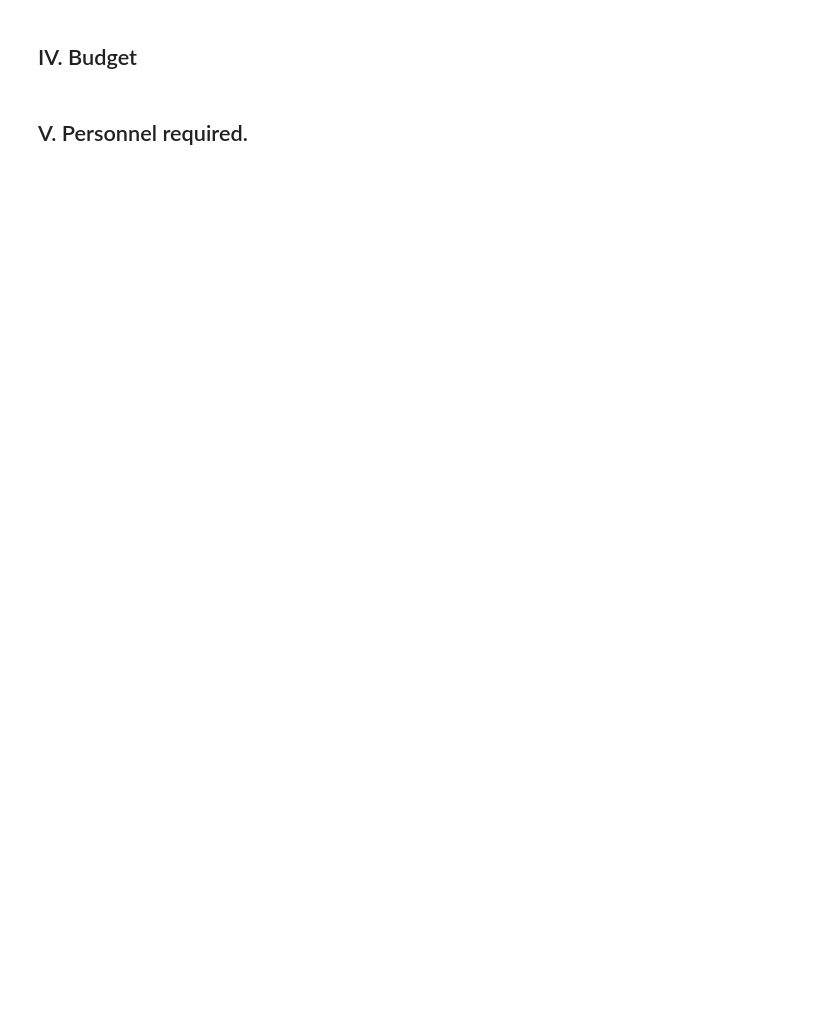
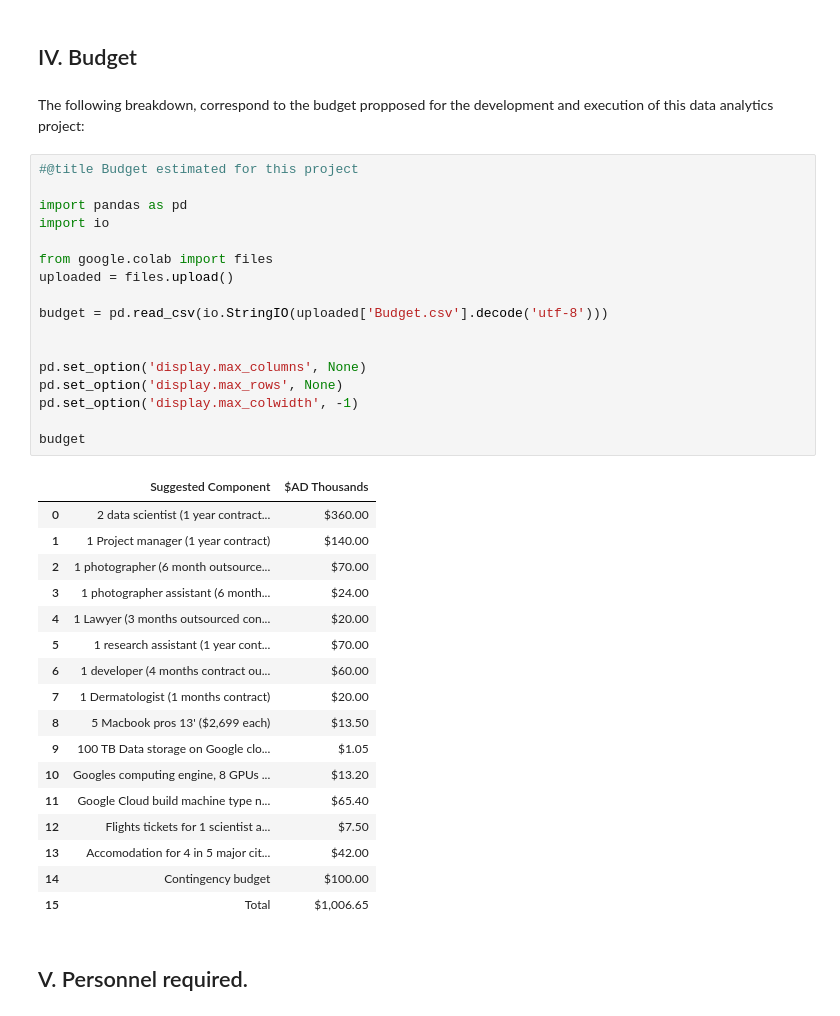
Before and after one commit to carloscarvajal1cc/2019_ML_A3, a Jupyter notebook: TheCigarettesProject.ipynb, the cells around one changed output. Drawn from its saved outputs; the diff is of its cells as text; blank space fills up the shorter version.

```diff
--- a/TheCigarettesProject.ipynb
+++ b/TheCigarettesProject.ipynb
@@ -60,4 +135,41 @@
 # %% [markdown]
 ## IV. Budget
+# %% [markdown]
+The following breakdown, correspond to the budget propposed for the development and execution of this data analytics project:
+# %%
+#@title Budget estimated for this project
+
+import pandas as pd
+import io
+
+from google.colab import files
+uploaded = files.upload()
+
+budget = pd.read_csv(io.StringIO(uploaded['Budget.csv'].decode('utf-8')))
+
+
+pd.set_option('display.max_columns', None)
+pd.set_option('display.max_rows', None)
+pd.set_option('display.max_colwidth', -1)
+
+budget
+# %% [output]
+|  | Suggested Component | $AD Thousands |
+| 0 | 2 data scientist (1 year contract... | $360.00 |
+| 1 | 1 Project manager (1 year contract) | $140.00 |
+| 2 | 1 photographer (6 month outsource... | $70.00 |
+| 3 | 1 photographer assistant (6 month... | $24.00 |
+| 4 | 1 Lawyer (3 months outsourced con... | $20.00 |
+| 5 | 1 research assistant (1 year cont... | $70.00 |
+| 6 | 1 developer (4 months contract ou... | $60.00 |
+| 7 | 1 Dermatologist (1 months contract) | $20.00 |
+| 8 | 5 Macbook pros 13' ($2,699 each) | $13.50 |
+| 9 | 100 TB Data storage on Google clo... | $1.05 |
+| 10 | Googles computing engine, 8 GPUs ... | $13.20 |
+| 11 | Google Cloud build machine type n... | $65.40 |
+| 12 | Flights tickets for 1 scientist a... | $7.50 |
+| 13 | Accomodation for 4 in 5 major cit... | $42.00 |
+| 14 | Contingency budget | $100.00 |
+| 15 | Total | $1,006.65 |
 # %% [markdown]
 ## V. Personnel required.
```
Also changed, not shown: parts of 12 cells of this notebook.
